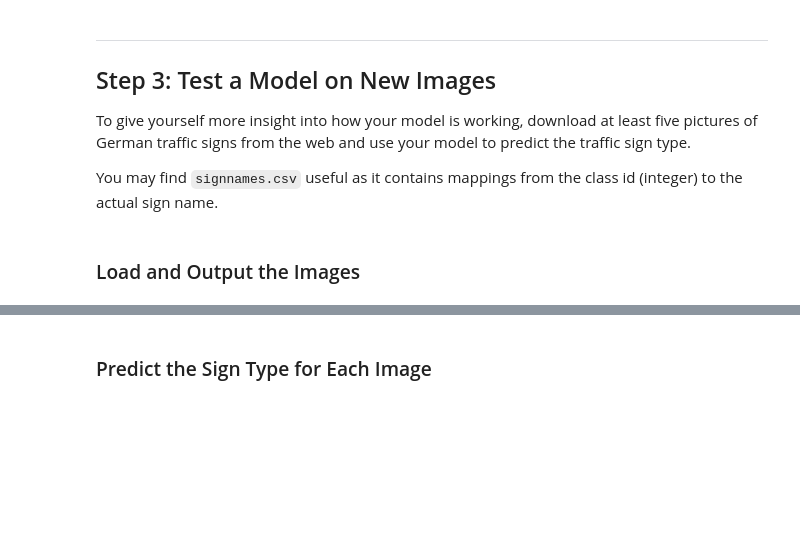
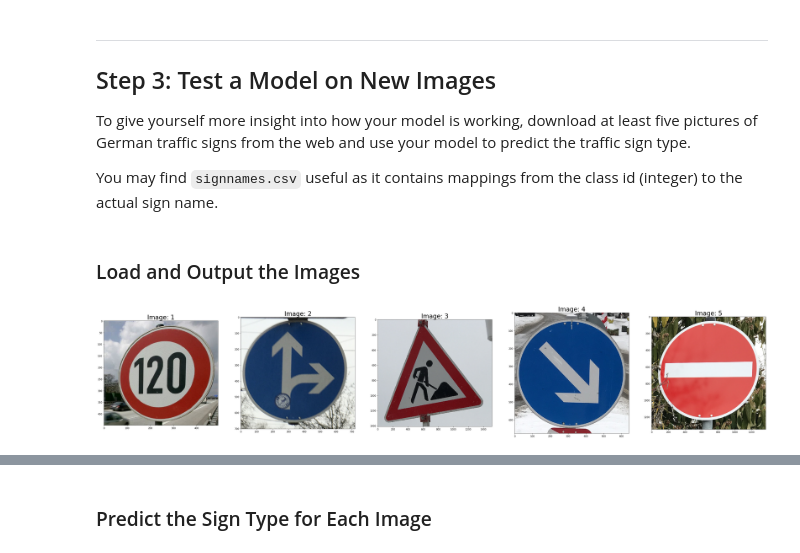
Before and after one commit to evanloshin/CarND-Traffic-Sign-Classifier-P2, a Jupyter notebook: Traffic_Sign_Classifier.ipynb, the cells around one changed output, grey strips where cells are left out. Cells and saved outputs as stored; diff of their text form; code cells hidden in the pictures; blank space fills up the shorter version.

Commit message:
Add own signs

```diff
--- a/Traffic_Sign_Classifier.ipynb
+++ b/Traffic_Sign_Classifier.ipynb
@@ -302,7 +302,7 @@ def LeNet(x):
     conv2 = tf.nn.relu(conv2)
 
     # TODO: Pooling. Input = 10x10x16. Output = 5x5x16.
-    conv2 = tf.nn.max_pool(conv2, ksize = (1, 2, 2, 1), strides = (1, 2, 2, 1), padding = 'SAME')
+    conv2 = tf.nn.max_pool(conv2, ksize = (1, 2, 2, 1), strides = (1, 2, 2, 1), padding = 'VALID')
 
     # TODO: Flatten. Input = 5x5x16. Output = 400.
     conv2 = flatten(conv2)
@@ -440,0 +438,17 @@ You may find `signnames.csv` useful as it contains mappings from the class id (i
+# %%
+### Load the images and plot them here.
+### Feel free to use as many code cells as needed.
+# load images into array
+Files = "MyImage1.jpg", "MyImage2.jpg", "MyImage3.jpg", "MyImage4.jpg", "MyImage5.jpg"
+path = "traffic-signs-data/"
+Images = np.array([np.array(cv2.imread(path + file)) for file in Files])
+Images = np.array([cv2.cvtColor(img, cv2.COLOR_BGR2RGB) for img in Images])
+
+# plot images
+fig = plt.figure(figsize=(50, 50))
+for i in range(len(Images)):
+    sub = fig.add_subplot(1, len(Images), i + 1)
+    sub.imshow(Images[i])
+    sub.set_title('Image: ' + str(i+1), fontsize=26)
+# %% [output]
+[figure, added]
```
Also changed, not shown: parts of 9 cells of this notebook, 8 other files.
